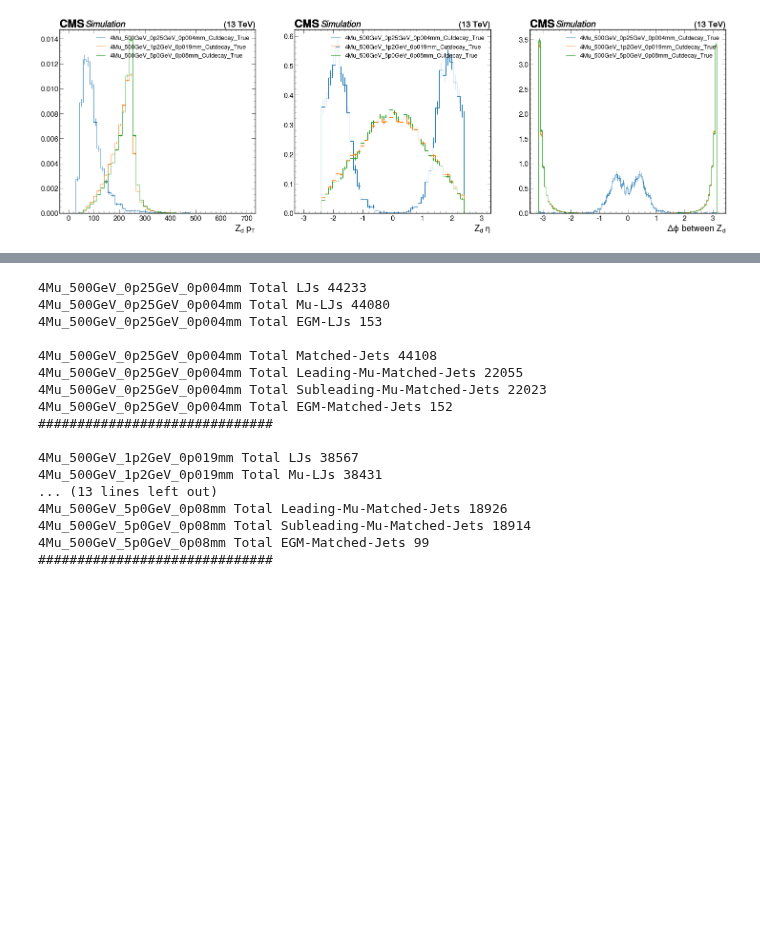
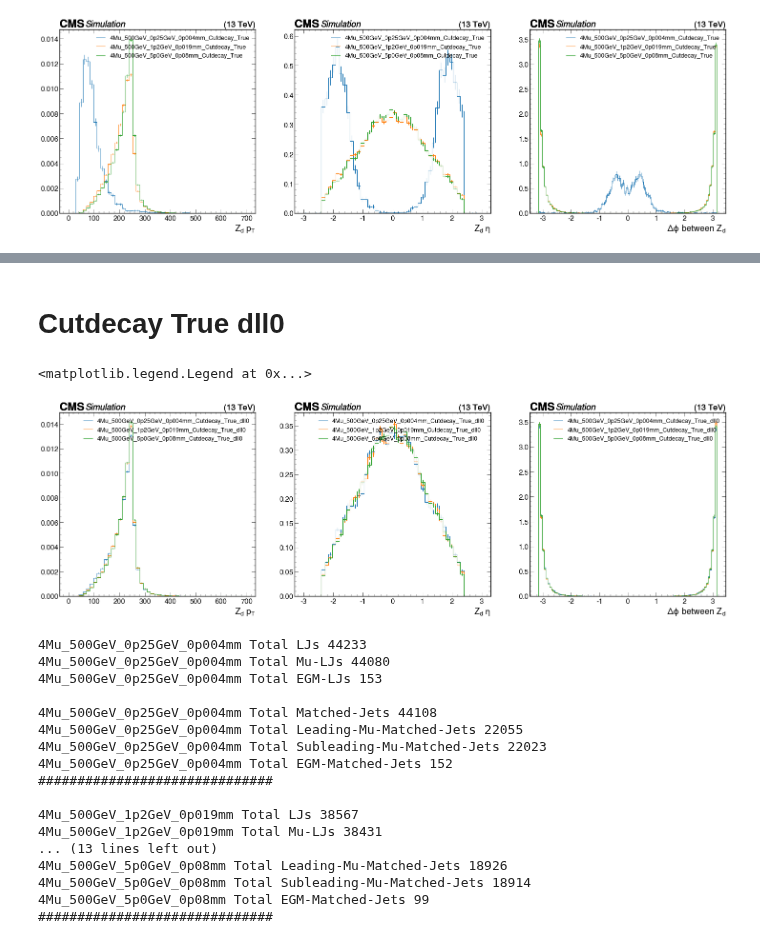
Before and after one commit to yeopjjang/SIDM, a Jupyter notebook: sidm/DY_studies/Processor_base/Low DP Behavior Check/Cutdecay.ipynb, the cells around one changed output, grey strips where cells are left out. Cells and saved outputs as stored; diff of their text form; code cells hidden in the pictures; blank space fills up the shorter version.

```diff
--- a/sidm/DY_studies/Processor_base/Low DP Behavior Check/Cutdecay.ipynb
+++ b/sidm/DY_studies/Processor_base/Low DP Behavior Check/Cutdecay.ipynb
@@ -142,3 +185,25 @@ plt.legend(samples_4mu_cutdecay_true, loc=1, prop={'size': 18})
+# %% [markdown]
+# Cutdecay True dll0
+# %%
+plt.subplots(1,3,figsize=(36,10))
+
+plt.subplot(1,3,1)
+for sample in samples_4mu_cutdecay:
+    utilities.plot(out_cutdecay_true_dll0[sample]["hists"]["genAs_pt_highRange"][channels[0], :], density=True)
+plt.legend(samples_4mu_cutdecay_true_dll0, loc=1, prop={'size': 18})
+
+plt.subplot(1,3,2)
+for sample in samples_4mu_cutdecay:
+    utilities.plot(out_cutdecay_true_dll0[sample]["hists"]["genAs_eta"][channels[0], :], density=True)
+plt.legend(samples_4mu_cutdecay_true_dll0, loc=1, prop={'size': 18})
+
+plt.subplot(1,3,3)
+for sample in samples_4mu_cutdecay:
+    utilities.plot(out_cutdecay_true_dll0[sample]["hists"]["genAs_genAs_dphi"][channels[0], :], density=True)
+plt.legend(samples_4mu_cutdecay_true_dll0, loc=1, prop={'size': 18})
+# %% [output]
+<matplotlib.legend.Legend at 0x...>
+[figure, added]
 # %%
 for sample in samples_4mu_cutdecay:
     print(sample, "Total LJs", out_cutdecay_false[sample]["counters"]["0.4"]['base']['Total LJs'])
```
Also changed, not shown: parts of 4 cells of this notebook, 1 other file.
